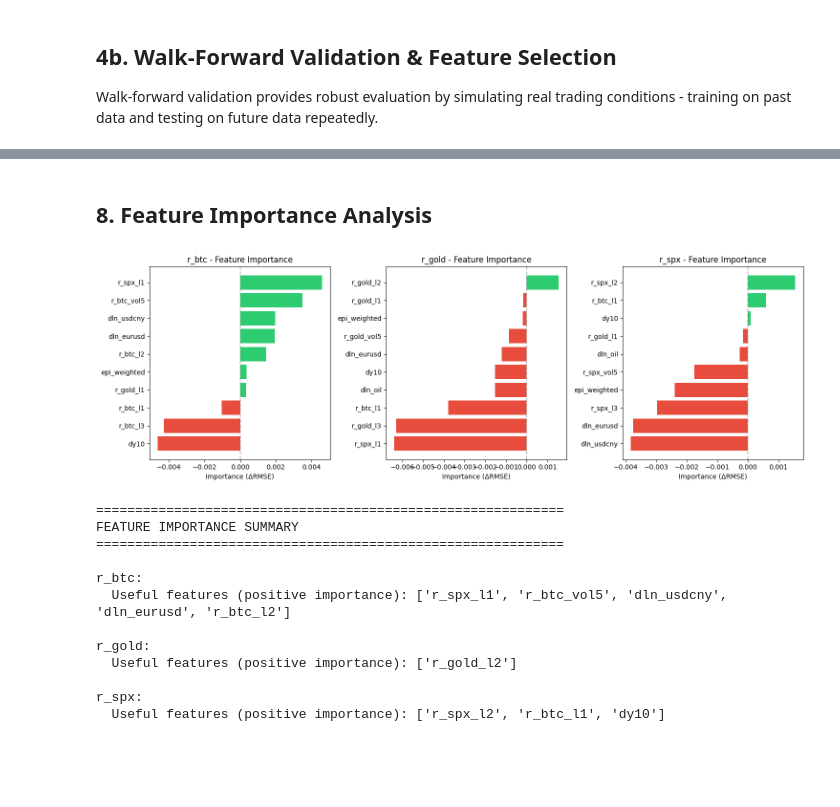
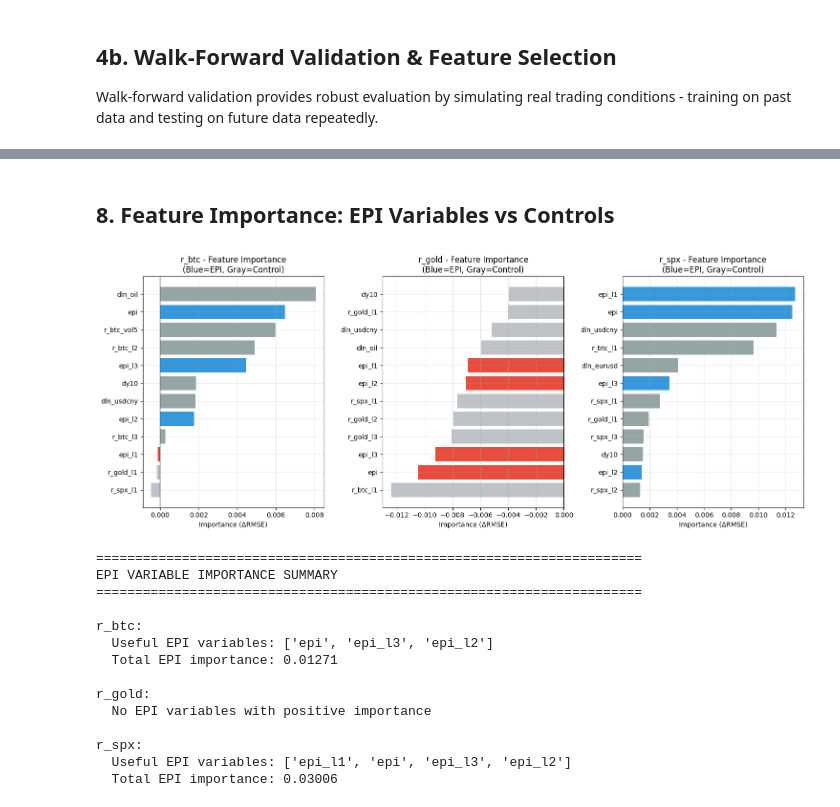
Before and after one commit to isom-ds/youtube-emotion-financial-modelling, a Jupyter notebook: 514_financial_lstm_mlx.ipynb, the cells around one changed output, grey strips where cells are left out. Drawn from its saved outputs; the diff is of its cells as text; code cells hidden in the pictures; blank space fills up the shorter version.

```diff
--- a/514_financial_lstm_mlx.ipynb
+++ b/514_financial_lstm_mlx.ipynb
@@ -890,7 +1072,7 @@ Model: baseline
 # %%
-# Feature importance analysis for EPI model
+# Feature importance analysis using the best EPI model per asset
 print("=" * 80)
-print("PERMUTATION FEATURE IMPORTANCE ANALYSIS")
+print("PERMUTATION FEATURE IMPORTANCE: EPI vs Controls")
 print("=" * 80)
 
 importance_results = {}
@@ -900,8 +1082,8 @@ for asset in assets:
     print(f"Asset: {asset}")
     print(f"{'─' * 40}")
 
-    # Use epi_weighted features for importance analysis
-    feature_cols = get_feature_cols(asset, "epi_weighted")
+    # Use EPI model with multiple lags for importance analysis
+    feature_cols = get_feature_cols(asset, "epi_l0-3")
 
     importance_df = permutation_feature_importance(
         data, asset, feature_cols, n_repeats=3, seq_len=8, hidden_size=32, verbose=True
@@ -1048,44 +1301,60 @@ Best model type (lowest avg RMSE): baseline
 # %% [markdown]
-## 8. Feature Importance Analysis
+## 8. Feature Importance: EPI Variables vs Controls
 # %%
-# Visualize feature importance
-fig, axes = plt.subplots(1, 3, figsize=(15, 5))
+# Visualize feature importance - highlight EPI variables
+fig, axes = plt.subplots(1, 3, figsize=(15, 6))
 
 for idx, asset in enumerate(assets):
     ax = axes[idx]
-    imp_df = importance_results[asset].head(10)  # Top 10 features
+    imp_df = importance_results[asset].head(12)  # Top 12 features
 
-    colors = ['#2ecc71' if x > 0 else '#e74c3c' for x in imp_df['importance']]
+    # Color by variable type: EPI (blue) vs Control (gray)
+    colors = []
+    for feat in imp_df['feature']:
+        if 'epi' in feat.lower():
+            colors.append('#3498db' if imp_df[imp_df['feature']==feat]['importance'].values[0] > 0 else '#e74c3c')
+        else:
+            colors.append('#95a5a6' if imp_df[imp_df['feature']==feat]['importance'].values[0] > 0 else '#bdc3c7')
+
     bars = ax.barh(imp_df['feature'], imp_df['importance'], color=colors)
     ax.set_xlabel('Importance (ΔRMSE)')
-    ax.set_title(f'{asset} - Feature Importance')
-    ax.axvline(x=0, color='gray', linestyle='--', alpha=0.5)
+    ax.set_title(f'{asset} - Feature Importance\n(Blue=EPI, Gray=Control)')
+    ax.axvline(x=0, color='black', linestyle='-', alpha=0.3)
     ax.invert_yaxis()
+    ax.grid(True, alpha=0.3)
 
 plt.tight_layout()
 plt.show()
 
-# Summary of important features
-print("\n" + "=" * 60)
-print("FEATURE IMPORTANCE SUMMARY")
-print("=" * 60)
+# Summary: Which EPI variables matter most?
+print("\n" + "=" * 70)
+print("EPI VARIABLE IMPORTANCE SUMMARY")
+print("=" * 70)
 for asset in assets:
     imp_df = importance_results[asset]
-    positive_features = imp_df[imp_df['importance'] > 0]['feature'].tolist()
+    epi_vars = imp_df[imp_df['feature'].str.contains('epi', case=False)]
+    epi_positive = epi_vars[epi_vars['importance'] > 0]
+
     print(f"\n{asset}:")
-    print(f"  Useful features (positive importance): {positive_features[:5]}")
+    if len(epi_positive) > 0:
+        print(f"  Useful EPI variables: {epi_positive['feature'].tolist()}")
+        print(f"  Total EPI importance: {epi_positive['importance'].sum():.5f}")
+    else:
+        print(f"  No EPI variables with positive importance")
 # %% [output]
-[figure, old version]
+[figure, new version]
-============================================================
-FEATURE IMPORTANCE SUMMARY
-============================================================
+======================================================================
+EPI VARIABLE IMPORTANCE SUMMARY
+======================================================================
 
 r_btc:
-  Useful features (positive importance): ['r_spx_l1', 'r_btc_vol5', 'dln_usdcny', 'dln_eurusd', 'r_btc_l2']
+  Useful EPI variables: ['epi', 'epi_l3', 'epi_l2']
+  Total EPI importance: 0.01271
 
 r_gold:
-  Useful features (positive importance): ['r_gold_l2']
+  No EPI variables with positive importance
 
 r_spx:
-  Useful features (positive importance): ['r_spx_l2', 'r_btc_l1', 'dy10']
+  Useful EPI variables: ['epi_l1', 'epi', 'epi_l3', 'epi_l2']
+  Total EPI importance: 0.03006
 # %% [markdown]
```
Also changed, not shown: parts of 13 cells of this notebook.
